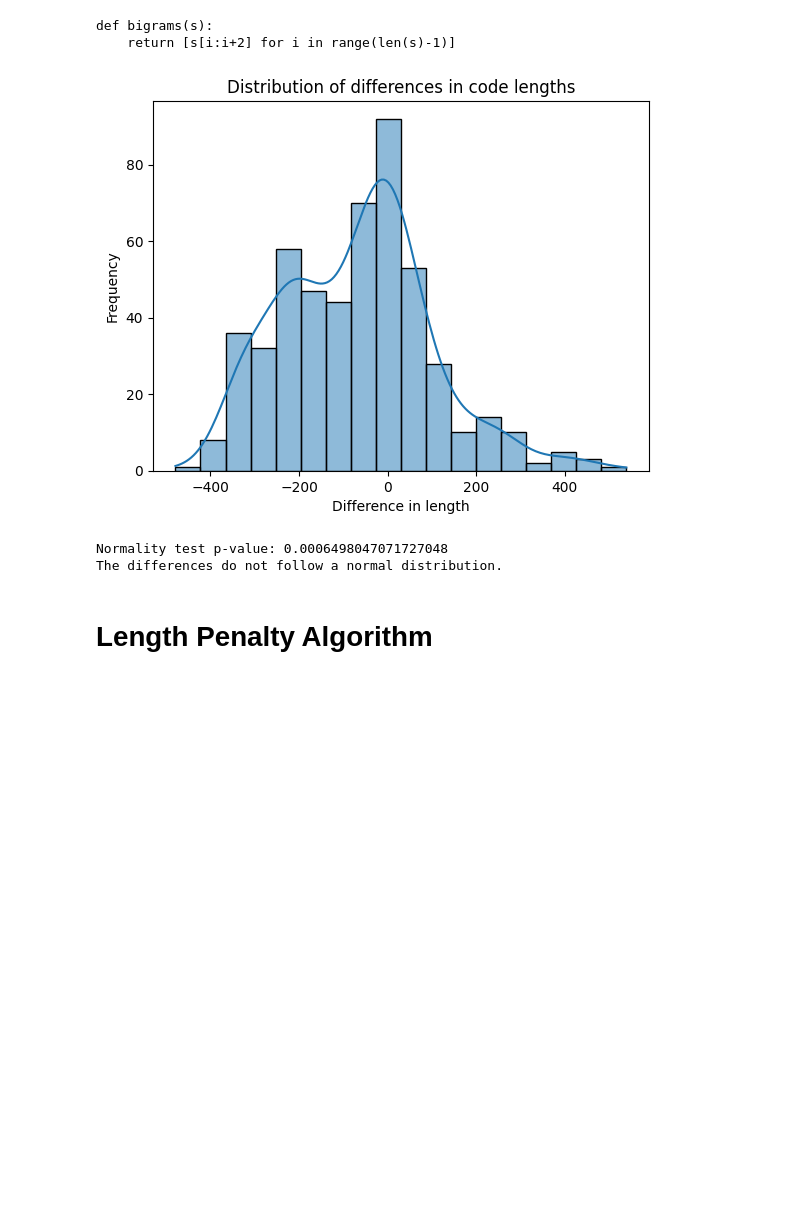
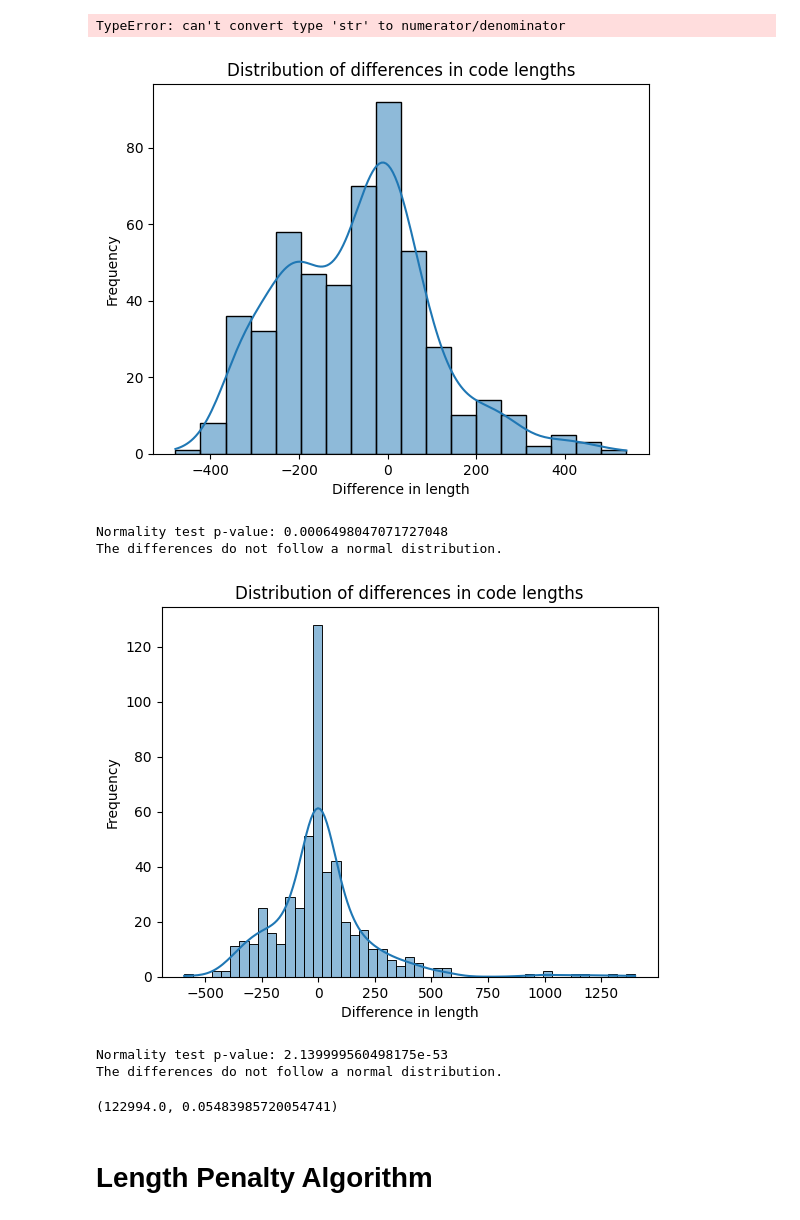
Before and after one commit to mariusBRM/Chain-of-though_UCL, a Jupyter notebook: src/context_exploration.ipynb, the cells around one changed output. Cells and saved outputs as stored; diff of their text form; code cells hidden in the pictures; blank space fills up the shorter version.

```diff
--- a/src/context_exploration.ipynb
+++ b/src/context_exploration.ipynb
@@ -2,3 +2,4 @@
 import pandas as pd
 
 prompt_vs_context = pd.read_csv('data/MTBP/Prompt_vs_context/prompt_vs_context.csv')
+length_penalty = pd.read_csv('data/MTBP/Prompt_vs_context/length_penalty_with_context.csv')
@@ -53,7 +69,7 @@ import re
 from collections import Counter
 
 
-def process_generated_codes(data):
+def process_generated_codes(data, length_penalty=False):
 
     generated_prompts = []
     generated_contexts = []
@@ -63,12 +79,19 @@ def process_generated_codes(data):
         generated_prompt = []
         generated_context = []
 
-        codes_prompt = ast.literal_eval(data.iloc[j]['codes_by_prompts'])
-        codes_context = ast.literal_eval(data.iloc[j]['codes_with_context'])
+        if length_penalty:
+            codes_context = ast.literal_eval(data.iloc[j]['lenght_penalty_generation'])
 
-        for i in range(len(codes_prompt)):
-            generated_prompt = keep_only_generated_code_prompts(codes_prompt)
-            generated_context = keep_only_generated_code_context(codes_context)
+            for i in range(len(codes_context)):
+                generated_context = keep_only_generated_code_context(codes_context)
+
+        else:
+            codes_prompt = ast.literal_eval(data.iloc[j]['codes_by_prompts'])
+            codes_context = ast.literal_eval(data.iloc[j]['codes_with_context'])
+
+            for i in range(len(codes_prompt)):
+                generated_prompt = keep_only_generated_code_prompts(codes_prompt)
+                generated_context = keep_only_generated_code_context(codes_context)
 
         generated_prompts.append(generated_prompt)
         generated_contexts.append(generated_context)
@@ -114,15 +137,17 @@ def count_number_of_eos(list_p, list_c):
 
     return (num_eos_prompt, idx_eos_prompt), (num_eos_context, idx_eos_context)
 # %%
+# context vs prompt
 gen_p, gen_c = process_generated_codes(prompt_vs_context)
 most_common_words = get_most_common_words(gen_p, gen_c)
 lengths_prompt, lengths_context = calculate_lengths(gen_p, gen_c)
 (count_eos_p, indices_eos_p), (count_eos_c, indices_eos_c) = count_number_of_eos(gen_p, gen_c)
+
+# length penalty
+_, len_penalty= process_generated_codes(length_penalty, True)
+most_common_words = get_most_common_words(len_penalty, [])
+lengths_penalty, lengths_context = calculate_lengths(len_penalty, gen_c)
+_, (count_eos_penalty, indices_eos_penalty) = count_number_of_eos(gen_p, len_penalty)
-# %%
-print(gen_p[7][0])
-# %% [output]
-def bigrams(s):
-    return [s[i:i+2] for i in range(len(s)-1)]
 # %%
 import statistics
 
@@ -148,6 +173,9 @@ def get_descriptive_stats(list_of_lists):
 # %%
 descriptive_stats_prompts = get_descriptive_stats(lengths_prompt)
 descriptive_stats_context = get_descriptive_stats(lengths_context)
+descriptive_stats_len = get_descriptive_stats(len_penalty)
+# %% [output]
+TypeError: can't convert type 'str' to numerator/denominator
 # %%
 import matplotlib.pyplot as plt
 import seaborn as sns
@@ -159,33 +187,38 @@ def plot_and_test_distribution(list1, list2):
     flat_list1 = [num for sublist in list1 for num in sublist]
     flat_list2 = [num for sublist in list2 for num in sublist]
 
     # Ensure both lists have the same length for difference calculation
     min_length = min(len(flat_list1), len(flat_list2))
 
     # Calculate the differences
     differences = np.subtract(flat_list1[:min_length], flat_list2[:min_length])
 
     # Plot the distribution of differences
     sns.histplot(differences, kde=True)
     plt.title('Distribution of differences in code lengths')
     plt.xlabel('Difference in length')
     plt.ylabel('Frequency')
     plt.show()
 
     # Perform a normality test
     k2, p = stats.normaltest(differences)
     print("Normality test p-value:", p)
     if p < 0.05:
         print("The differences do not follow a normal distribution.")
     else:
         print("The differences follow a normal distribution.")
 
 
 plot_and_test_distribution(lengths_prompt, lengths_context)
+# leng
+plot_and_test_distribution(lengths_penalty, lengths_context)
 # %% [output]
 [figure]
 Normality test p-value: 0.0006498047071727048
 The differences do not follow a normal distribution.
+[figure, added]
+Normality test p-value: 2.139999560498175e-53
+The differences do not follow a normal distribution.
 # %%
 from scipy.stats import mannwhitneyu
 
@@ -198,8 +231,10 @@ def perform_hypothesis_testing(list1, list2):
 
     return stat, p
 
-stat, p = perform_hypothesis_testing(lengths_prompt, lengths_context)
+stat, p = perform_hypothesis_testing(lengths_penalty, lengths_context)
 stat, p
+# %% [output]
+(122994.0, 0.05483985720054741)
 # %% [markdown]
 <h1>Length Penalty Algorithm</h1>
 # %% [markdown]
```
Also changed, not shown: parts of 21 cells of this notebook.
